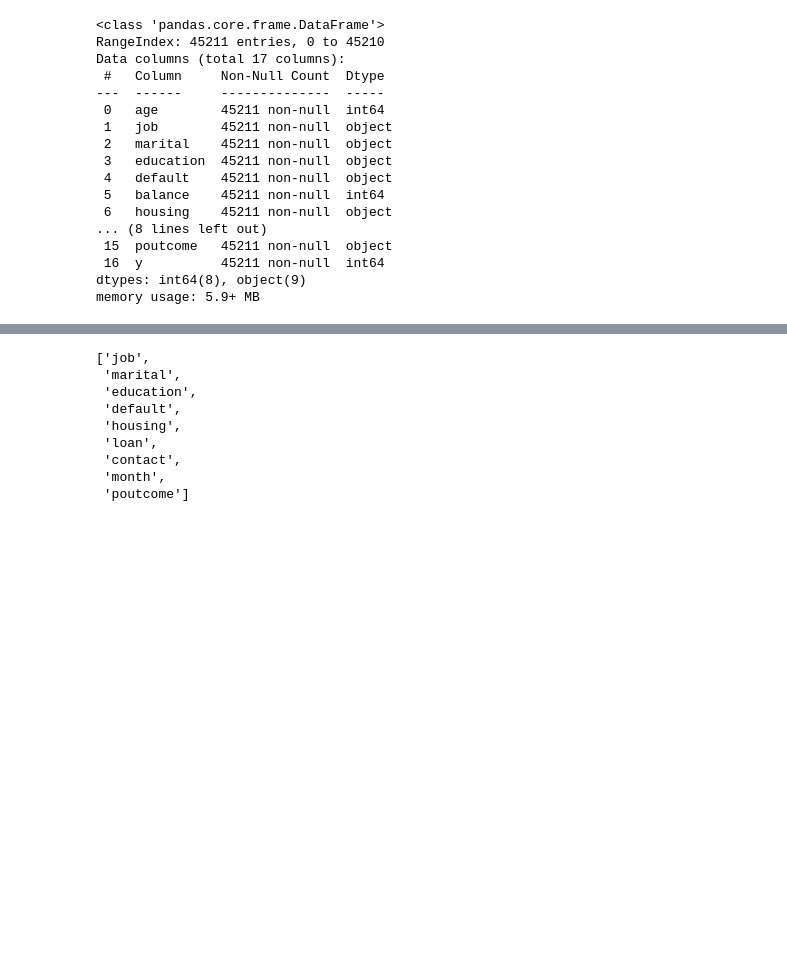
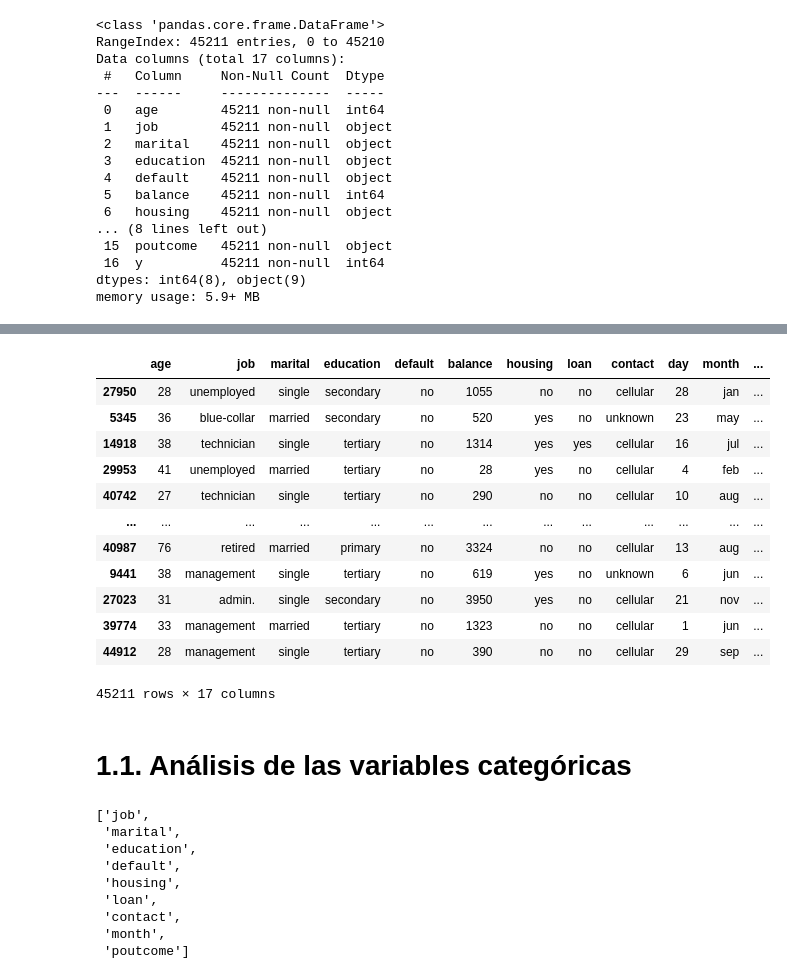
Before and after one commit to jdug1981/proyecto_final, a Jupyter notebook: Proyecto_final_final.ipynb, the cells around one changed output, grey strips where cells are left out. Drawn from its saved outputs; the diff is of its cells as text; code cells hidden in the pictures; blank space fills up the shorter version.

```diff
--- a/Proyecto_final_final.ipynb
+++ b/Proyecto_final_final.ipynb
@@ -153,3 +187,42 @@ memory usage: 5.9+ MB
+# %%
+from sklearn.utils import resample
+#Separar la variable objetivo en clases
+clase_mayoritaria = data[data['y'] == 0]
+clase_minoritaria = data[data['y'] == 1]
+
+# Aplicar undersampling (submuestreo)
+clase_mayoritaria_submuestreo = resample(clase_mayoritaria,
+                                         replace=False,
+                                         n_samples=len(clase_minoritaria),
+                                         random_state=42)
+
+# Aplicar oversampling (sobremuestreo)
+clase_minoritaria_sobremuestreo = resample(clase_minoritaria,
+                                           replace=True,
+                                           n_samples=len(clase_mayoritaria),
+                                           random_state=42)
+
+# Combinar las clases equilibradas
+df_equilibrado = pd.concat([clase_mayoritaria_submuestreo, clase_minoritaria_sobremuestreo])
+
+# Mostrar el dataframe equilibrado
+df_equilibrado
+# %% [output]
+|  | age | job | marital | education | default | balance | housing | loan | contact | day | month | ... |
+| 27950 | 28 | unemployed | single | secondary | no | 1055 | no | no | cellular | 28 | jan | ... |
+| 5345 | 36 | blue-collar | married | secondary | no | 520 | yes | no | unknown | 23 | may | ... |
+| 14918 | 38 | technician | single | tertiary | no | 1314 | yes | yes | cellular | 16 | jul | ... |
+| 29953 | 41 | unemployed | married | tertiary | no | 28 | yes | no | cellular | 4 | feb | ... |
+| 40742 | 27 | technician | single | tertiary | no | 290 | no | no | cellular | 10 | aug | ... |
+| ... | ... | ... | ... | ... | ... | ... | ... | ... | ... | ... | ... | ... |
+| 40987 | 76 | retired | married | primary | no | 3324 | no | no | cellular | 13 | aug | ... |
+| 9441 | 38 | management | single | tertiary | no | 619 | yes | no | unknown | 6 | jun | ... |
+| 27023 | 31 | admin. | single | secondary | no | 3950 | yes | no | cellular | 21 | nov | ... |
+| 39774 | 33 | management | married | tertiary | no | 1323 | no | no | cellular | 1 | jun | ... |
+| 44912 | 28 | management | single | tertiary | no | 390 | no | no | cellular | 29 | sep | ... |
+45211 rows × 17 columns
+# %% [markdown]
+# 1.1. Análisis de las variables categóricas
 # %%
 # Identificar las variables categóricas utilizando el atributo dtypes
 variables_categoricas = data.select_dtypes(include=['object']).columns.tolist()
```
Also changed, not shown: parts of 15 cells of this notebook.
